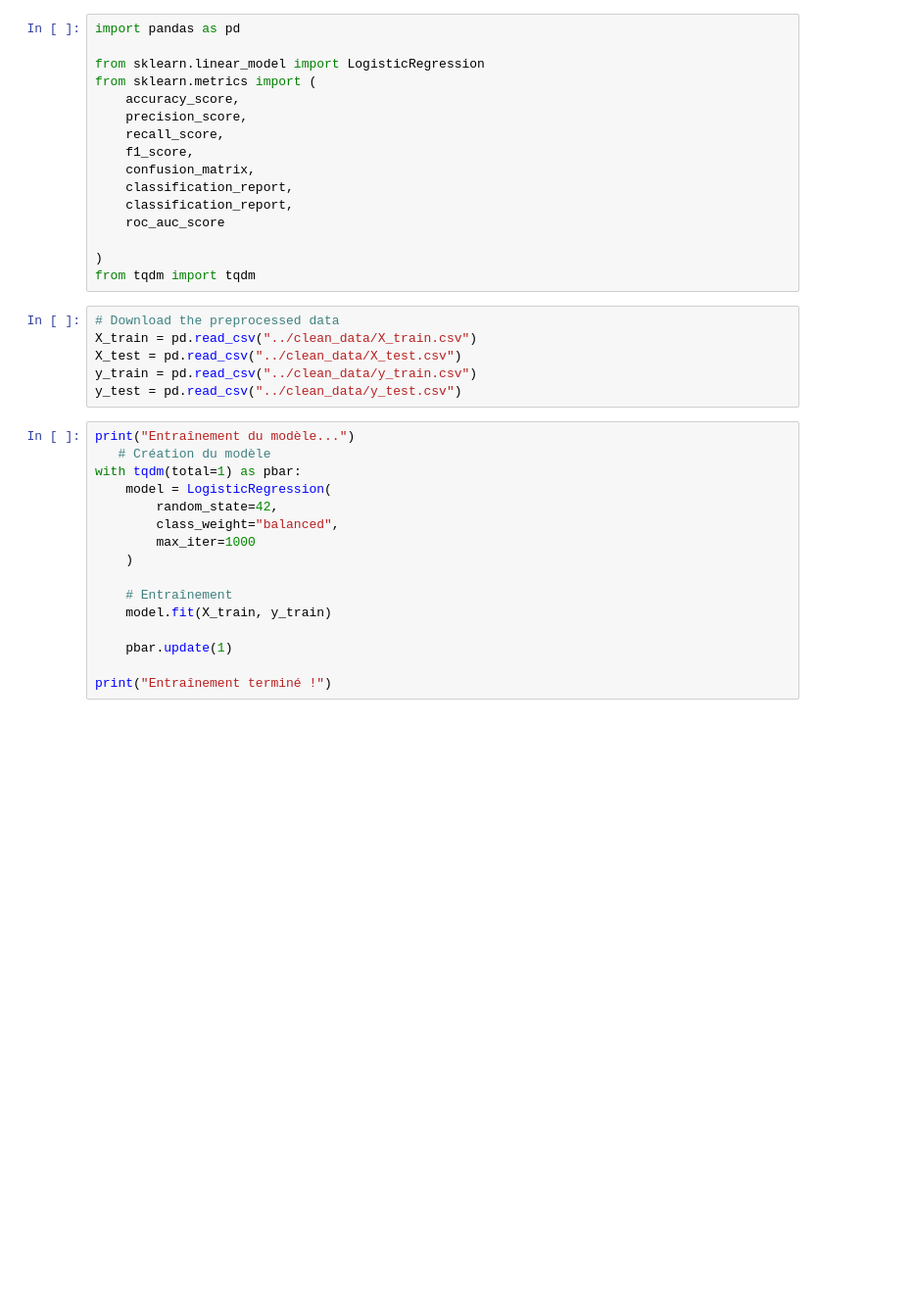
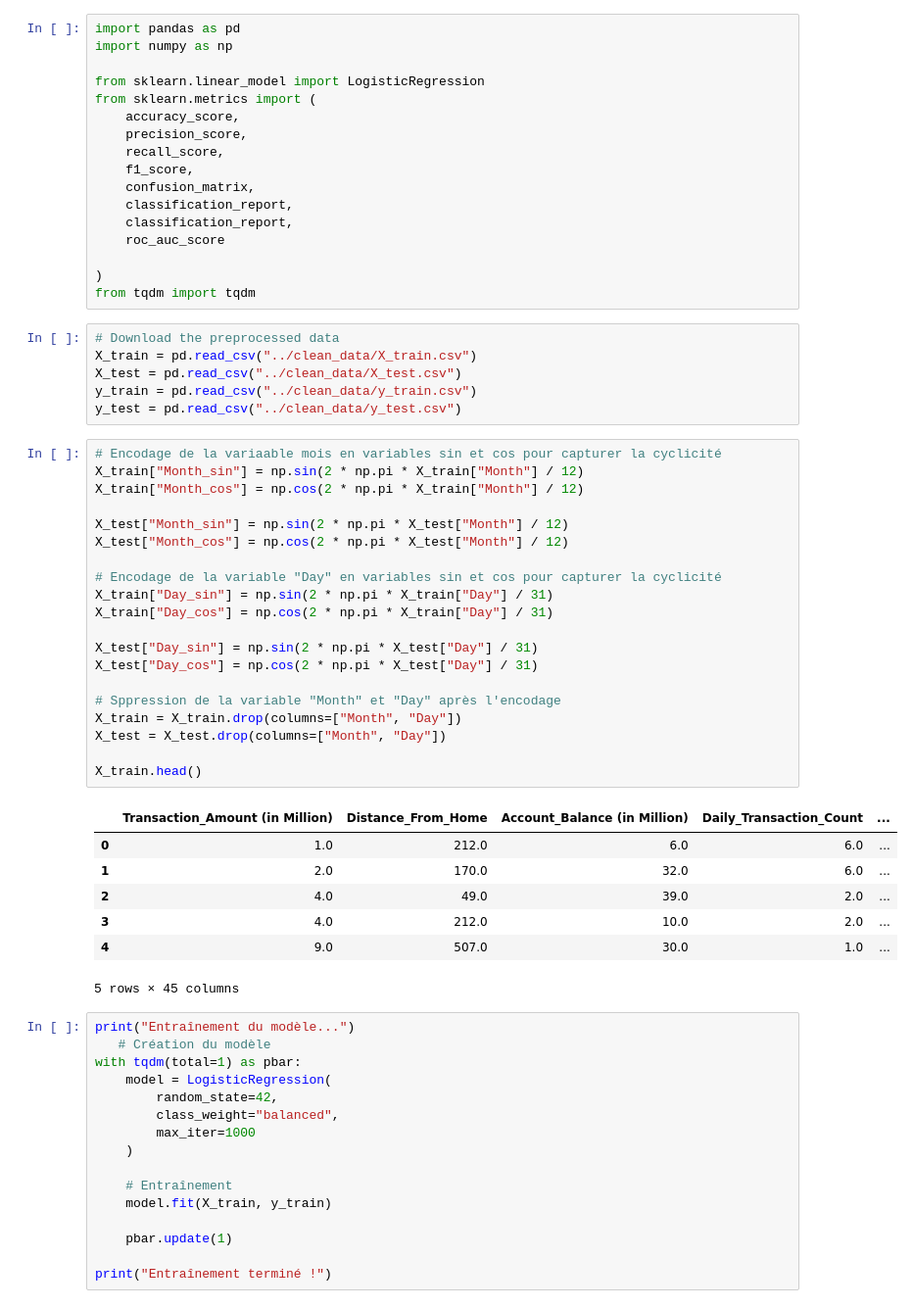
Before and after one commit to taponjou/Fraud-Detection-Project, a Jupyter notebook: notebooks/03_LogisticRegression.ipynb, the cells around one changed output. Shown at 98% size. Cells and saved outputs as stored; diff of their text form; blank space fills up the shorter version.

```diff
--- a/notebooks/03_LogisticRegression.ipynb
+++ b/notebooks/03_LogisticRegression.ipynb
@@ -1,5 +1,6 @@
 # %%
 import pandas as pd
+import numpy as np
 
 from sklearn.linear_model import LogisticRegression
 from sklearn.metrics import (
@@ -20,6 +21,34 @@ X_train = pd.read_csv("../clean_data/X_train.csv")
 X_test = pd.read_csv("../clean_data/X_test.csv")
 y_train = pd.read_csv("../clean_data/y_train.csv")
 y_test = pd.read_csv("../clean_data/y_test.csv")
+# %%
+# Encodage de la variaable mois en variables sin et cos pour capturer la cyclicité
+X_train["Month_sin"] = np.sin(2 * np.pi * X_train["Month"] / 12)
+X_train["Month_cos"] = np.cos(2 * np.pi * X_train["Month"] / 12)
+
+X_test["Month_sin"] = np.sin(2 * np.pi * X_test["Month"] / 12)
+X_test["Month_cos"] = np.cos(2 * np.pi * X_test["Month"] / 12)
+
+# Encodage de la variable "Day" en variables sin et cos pour capturer la cyclicité
+X_train["Day_sin"] = np.sin(2 * np.pi * X_train["Day"] / 31)
+X_train["Day_cos"] = np.cos(2 * np.pi * X_train["Day"] / 31)
+
+X_test["Day_sin"] = np.sin(2 * np.pi * X_test["Day"] / 31)
+X_test["Day_cos"] = np.cos(2 * np.pi * X_test["Day"] / 31)
+
+# Sppression de la variable "Month" et "Day" après l'encodage
+X_train = X_train.drop(columns=["Month", "Day"])
+X_test = X_test.drop(columns=["Month", "Day"])
+
+X_train.head()
+# %% [output]
+|  | Transaction_Amount (in Million) | Distance_From_Home | Account_Balance (in Million) | Daily_Transaction_Count | ... |
+| 0 | 1.0 | 212.0 | 6.0 | 6.0 | ... |
+| 1 | 2.0 | 170.0 | 32.0 | 6.0 | ... |
+| 2 | 4.0 | 49.0 | 39.0 | 2.0 | ... |
+| 3 | 4.0 | 212.0 | 10.0 | 2.0 | ... |
+| 4 | 9.0 | 507.0 | 30.0 | 1.0 | ... |
+5 rows × 45 columns
 # %%
 print("Entraînement du modèle...")
    # Création du modèle
```
Also changed, not shown: parts of 1 cell of this notebook, 4 other files.
